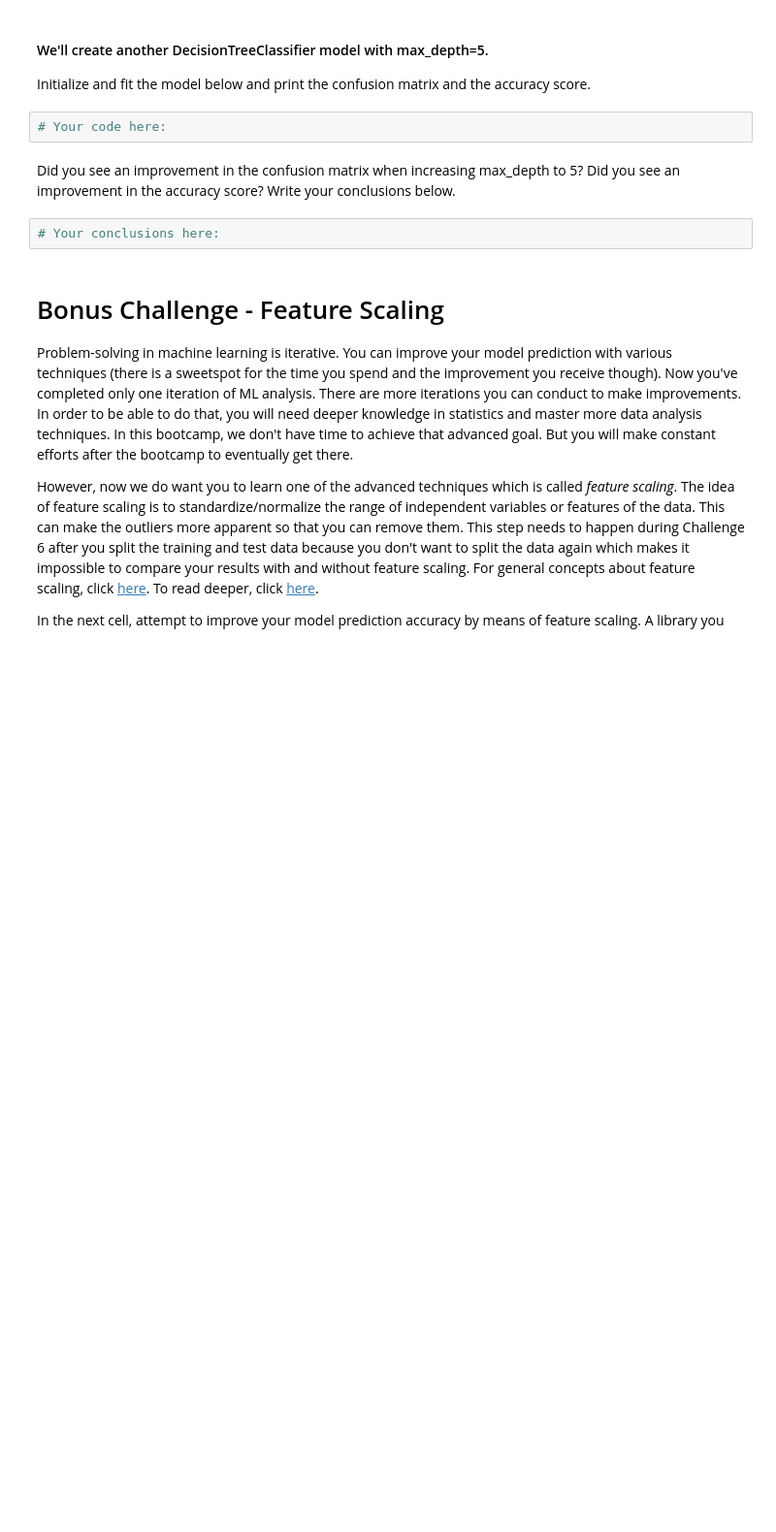
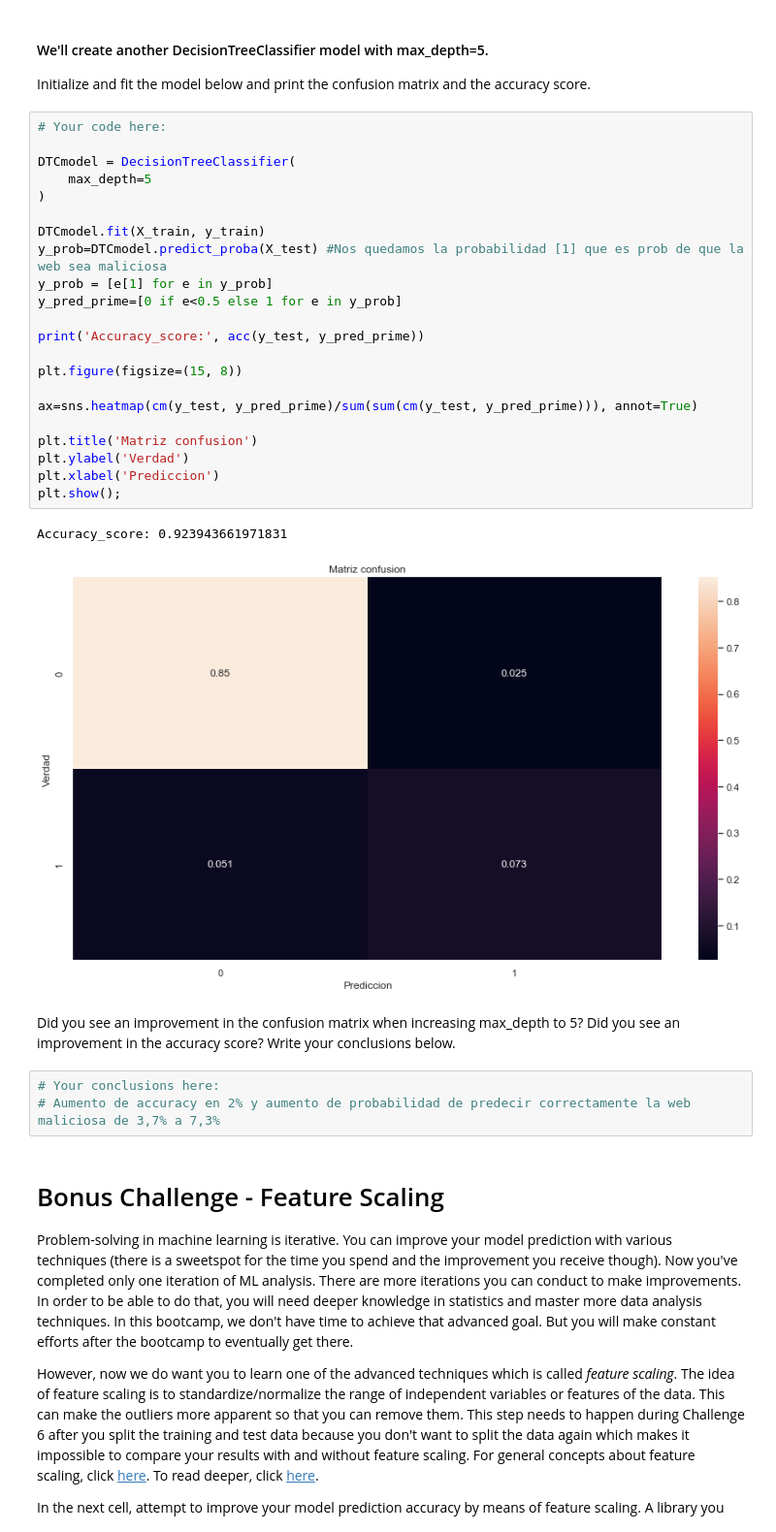
Before and after one commit to Ironhack-Data-Madrid-Agosto-2022/7.1-lab-supervised-learning, a Jupyter notebook: your-code/main.ipynb, the cells around one changed output. Shown at 97% size. Saved outputs shown, nothing was run; the diff lists cells and outputs as text; blank space fills up the shorter version.

```diff
--- a/your-code/main.ipynb
+++ b/your-code/main.ipynb
@@ -723,12 +785,36 @@ To test your model, compute the predicted probabilities, decide 0 or 1 using a t
 # %% [markdown]
 #### We'll create another DecisionTreeClassifier model with max_depth=5.
 Initialize and fit the model below and print the confusion matrix and the accuracy score.
-# %%
-# Your code here:
+# %%
+# Your code here:
+
+DTCmodel = DecisionTreeClassifier(
+    max_depth=5
+)
+
+DTCmodel.fit(X_train, y_train)
+y_prob=DTCmodel.predict_proba(X_test) #Nos quedamos la probabilidad [1] que es prob de que la web sea maliciosa
+y_prob = [e[1] for e in y_prob]
+y_pred_prime=[0 if e<0.5 else 1 for e in y_prob]
+
+print('Accuracy_score:', acc(y_test, y_pred_prime))
+
+plt.figure(figsize=(15, 8))
+
+ax=sns.heatmap(cm(y_test, y_pred_prime)/sum(sum(cm(y_test, y_pred_prime))), annot=True)
+
+plt.title('Matriz confusion')
+plt.ylabel('Verdad')
+plt.xlabel('Prediccion')
+plt.show();
+# %% [output]
+Accuracy_score: 0.923943661971831
+[figure, added]
 # %% [markdown]
 Did you see an improvement in the confusion matrix when increasing max_depth to 5? Did you see an improvement in the accuracy score? Write your conclusions below.
-# %%
-# Your conclusions here:
+# %%
+# Your conclusions here:
+# Aumento de accuracy en 2% y aumento de probabilidad de predecir correctamente la web maliciosa de 3,7% a 7,3%
 # %% [markdown]
 # Bonus Challenge - Feature Scaling
 
```
Also changed, not shown: parts of 16 cells of this notebook.
